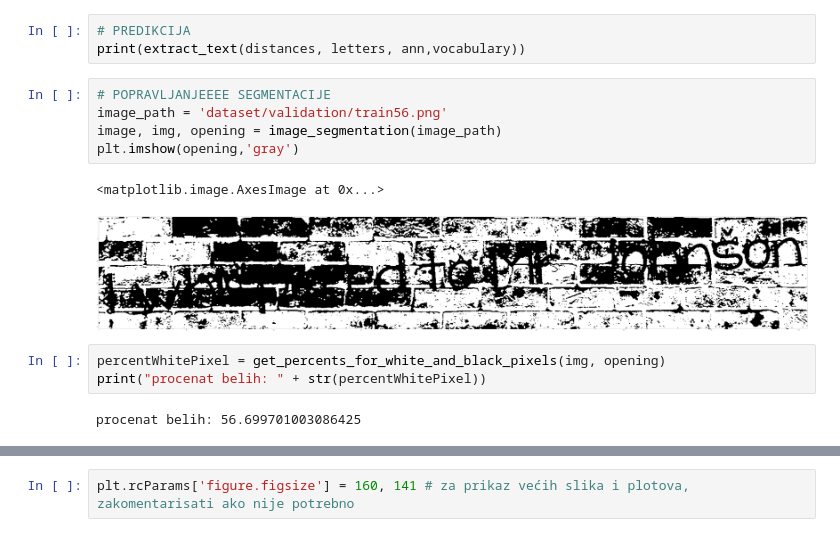
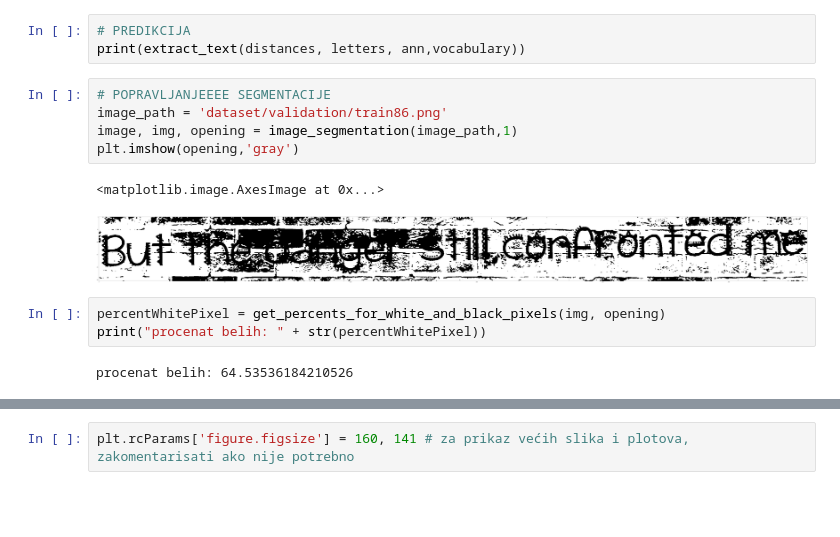
Before and after one commit to vlaksi/Soft-Challenges, a Jupyter notebook: izazovi[20-21]/Nedeljni izazov 2 - OCR/sc_2020_challenge_2/my-work.ipynb, the cells around one changed output, grey strips where cells are left out. Cells and saved outputs as stored; diff of their text form; blank space fills up the shorter version.

```diff
--- a/izazovi[20-21]/Nedeljni izazov 2 - OCR/sc_2020_challenge_2/my-work.ipynb
+++ b/izazovi[20-21]/Nedeljni izazov 2 - OCR/sc_2020_challenge_2/my-work.ipynb
@@ -67,14 +67,14 @@ distances, letters = load_image_and_find_roi_HSV_validate(validation_image_path)
 print(extract_text(distances, letters, ann,vocabulary))
 # %%
 # POPRAVLJANJEEEE SEGMENTACIJE
-image_path = 'dataset/validation/train56.png'
-image, img, opening = image_segmentation(image_path)
+image_path = 'dataset/validation/train86.png'
+image, img, opening = image_segmentation(image_path,1)
 plt.imshow(opening,'gray')
 # %% [output]
 <matplotlib.image.AxesImage at 0x...>
-[figure, old version]
+[figure, new version]
 # %%
 percentWhitePixel = get_percents_for_white_and_black_pixels(img, opening)
 print("procenat belih: " + str(percentWhitePixel))
 # %% [output]
-procenat belih: 56.699701003086425
+procenat belih: 64.53536184210526
```
Also changed, not shown: parts of 10 cells of this notebook, 2 other files.
